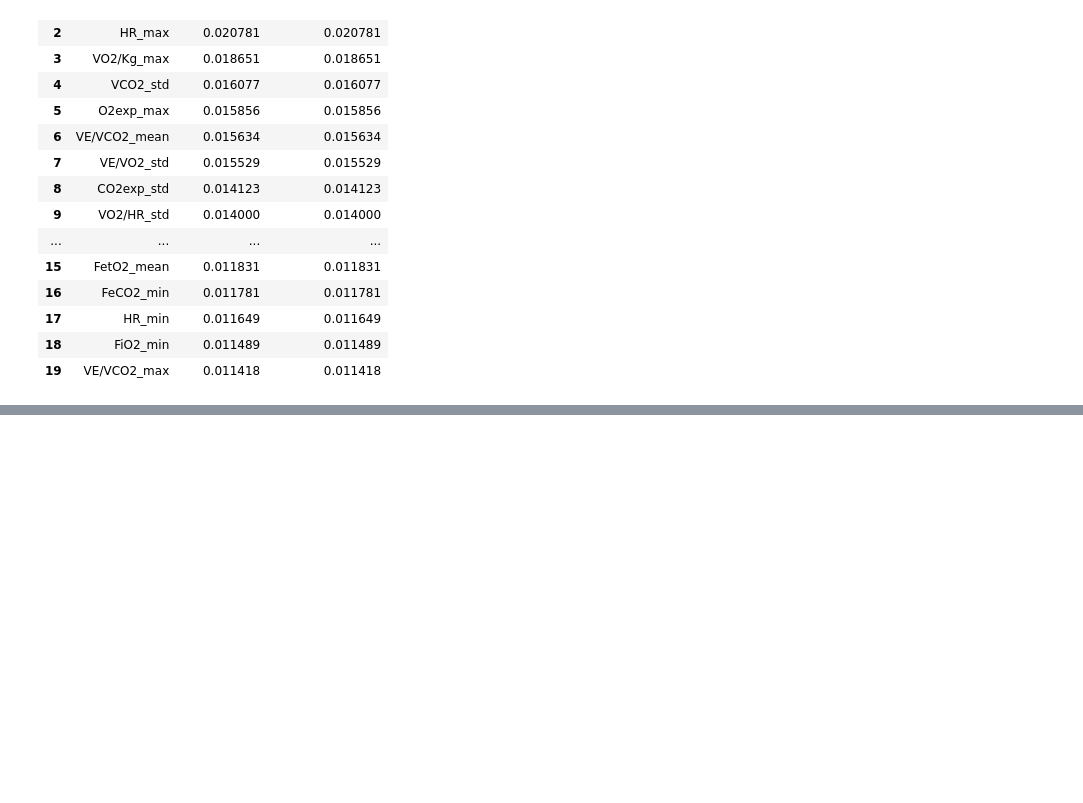
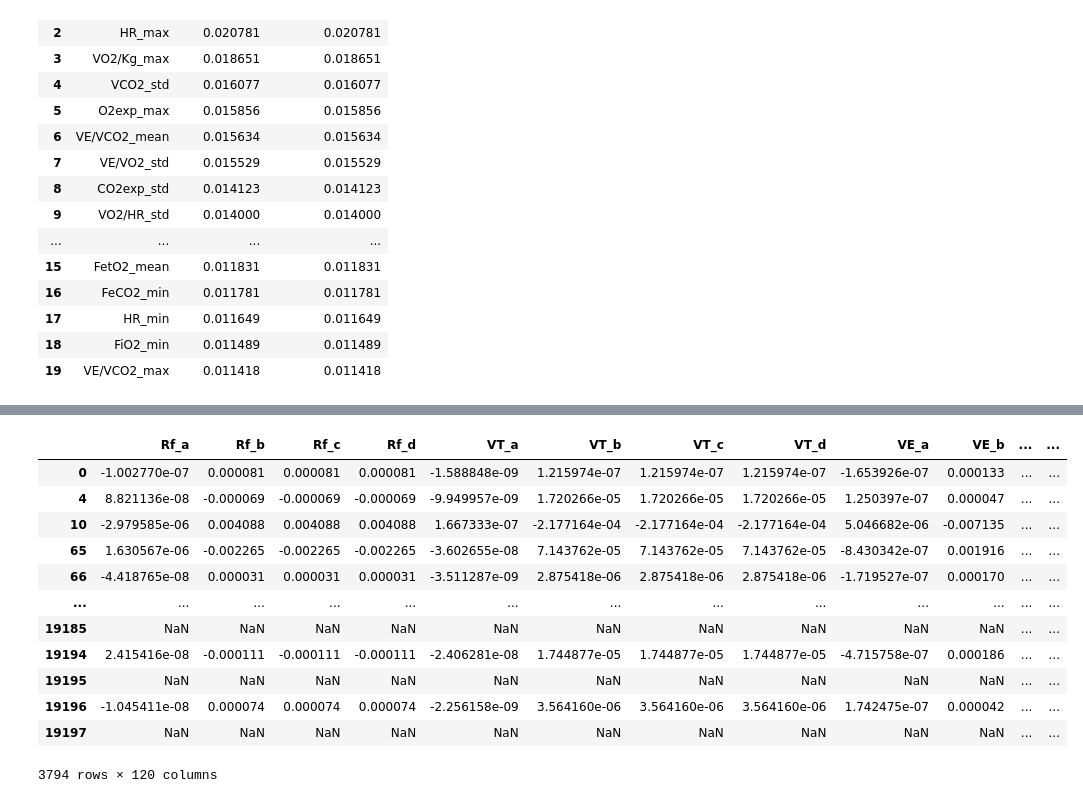
Before and after one commit to Nevineleven/CPET-AI, a Jupyter notebook: parsing.ipynb, the cells around one changed output, grey strips where cells are left out. Saved outputs shown, nothing was run; the diff lists cells and outputs as text; code cells hidden in the pictures; blank space fills up the shorter version.

```diff
--- a/parsing.ipynb
+++ b/parsing.ipynb
@@ -407,0 +525,34 @@ top_k_features
+# %%
+best_fit_features = pd.DataFrame()
+interp_time = pruned_features['interpolated_time']
+for col in pruned_features.iloc[:,0:-3]:
+    for idx, row in pruned_features.iterrows():
+        try:
+            x = np.array(interp_time[idx]).astype(float)
+            y = np.array(row[col]).astype(float)
+            cubicFit = np.polyfit(x, y, 3)
+            best_fit_features.at[idx, col + '_a'] = cubicFit[0]
+            best_fit_features.at[idx, col + '_b'] = cubicFit[1]
+            best_fit_features.at[idx, col + '_c'] = cubicFit[1]
+            best_fit_features.at[idx, col + '_d'] = cubicFit[1]
+        except:
+            best_fit_features.at[idx, col + '_a'] = np.nan
+            best_fit_features.at[idx, col + '_b'] = np.nan
+            best_fit_features.at[idx, col + '_c'] = np.nan
+            best_fit_features.at[idx, col + '_d'] = np.nan
+
+best_fit_features
+# %% [output]
+|  | Rf_a | Rf_b | Rf_c | Rf_d | VT_a | VT_b | VT_c | VT_d | VE_a | VE_b | ... | ... |
+| 0 | -1.002770e-07 | 0.000081 | 0.000081 | 0.000081 | -1.588848e-09 | 1.215974e-07 | 1.215974e-07 | 1.215974e-07 | -1.653926e-07 | 0.000133 | ... | ... |
+| 4 | 8.821136e-08 | -0.000069 | -0.000069 | -0.000069 | -9.949957e-09 | 1.720266e-05 | 1.720266e-05 | 1.720266e-05 | 1.250397e-07 | 0.000047 | ... | ... |
+| 10 | -2.979585e-06 | 0.004088 | 0.004088 | 0.004088 | 1.667333e-07 | -2.177164e-04 | -2.177164e-04 | -2.177164e-04 | 5.046682e-06 | -0.007135 | ... | ... |
+| 65 | 1.630567e-06 | -0.002265 | -0.002265 | -0.002265 | -3.602655e-08 | 7.143762e-05 | 7.143762e-05 | 7.143762e-05 | -8.430342e-07 | 0.001916 | ... | ... |
+| 66 | -4.418765e-08 | 0.000031 | 0.000031 | 0.000031 | -3.511287e-09 | 2.875418e-06 | 2.875418e-06 | 2.875418e-06 | -1.719527e-07 | 0.000170 | ... | ... |
+| ... | ... | ... | ... | ... | ... | ... | ... | ... | ... | ... | ... | ... |
+| 19185 | NaN | NaN | NaN | NaN | NaN | NaN | NaN | NaN | NaN | NaN | ... | ... |
+| 19194 | 2.415416e-08 | -0.000111 | -0.000111 | -0.000111 | -2.406281e-08 | 1.744877e-05 | 1.744877e-05 | 1.744877e-05 | -4.715758e-07 | 0.000186 | ... | ... |
+| 19195 | NaN | NaN | NaN | NaN | NaN | NaN | NaN | NaN | NaN | NaN | ... | ... |
+| 19196 | -1.045411e-08 | 0.000074 | 0.000074 | 0.000074 | -2.256158e-09 | 3.564160e-06 | 3.564160e-06 | 3.564160e-06 | 1.742475e-07 | 0.000042 | ... | ... |
+| 19197 | NaN | NaN | NaN | NaN | NaN | NaN | NaN | NaN | NaN | NaN | ... | ... |
+3794 rows × 120 columns
```
Also changed, not shown: parts of 25 cells of this notebook, 1 other file.
